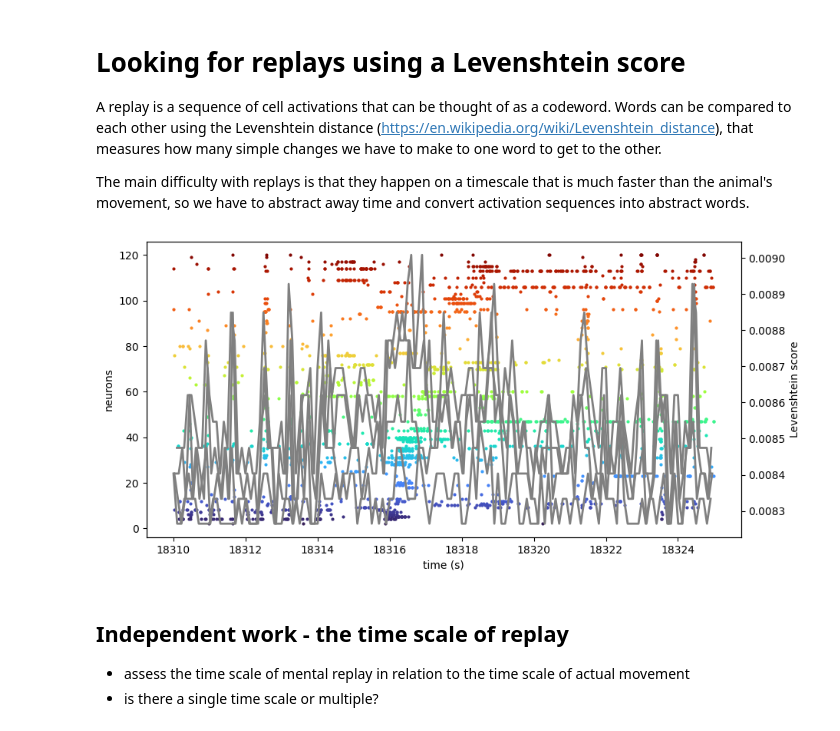
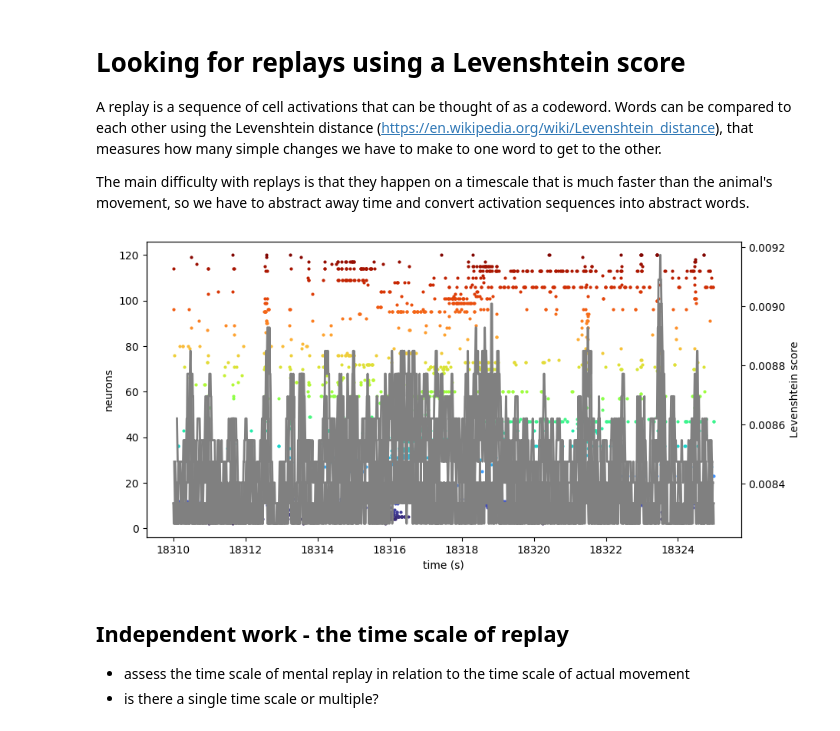
Before and after one commit to mihalybanyai/ait-compneuro-assignments, a Jupyter notebook: AIT26_Tutorial5_MBRL.ipynb, the cells around one changed output. Saved outputs shown, nothing was run; the diff lists cells and outputs as text; code cells hidden in the pictures.

```diff
--- a/AIT26_Tutorial5_MBRL.ipynb
+++ b/AIT26_Tutorial5_MBRL.ipynb
@@ -242,6 +243,7 @@ A replay is a sequence of cell activations that can be thought of as a codeword.
 
 The main difficulty with replays is that they happen on a timescale that is much faster than the animal's movement, so we have to abstract away time and convert activation sequences into abstract words.
 # %%
+import copy
 
 n_cell = len(cellindex)
 n_spike = sp.shape[0]
@@ -260,9 +262,11 @@ ax2.set_ylabel('Levenshtein score')
 ax.set_ylabel('neurons')
 ax.set_xlabel('time (s)')
 
+reference_code = copy.copy(np.flip(cellindex))
+
 # the moving window for the replay matching algorithm
-for window_width_s in [0.01, 0.05, 0.1, 0.2]:
-    window_step_s = 0.1
+for window_width_s in [0.005, 0.01, 0.05, 0.1, 0.2]:
+    window_step_s = 0.01
 
     replay_scores = []
     window_midpoints = []
@@ -271,35 +275,35 @@ for window_width_s in [0.01, 0.05, 0.1, 0.2]:
     act_window_end = act_window_start + window_width_s
 
     while act_window_end <= tmax:
 
         # figure out when the mean spike time of each cell within the current window is
         act_spike_count = np.zeros((n_cell))
         act_mean_spike_time = np.zeros((n_cell))
         for spike_idx in range(n_spike):
             spike_time = sp[spike_idx, 0]
             spike_cell = int(sp[spike_idx, 1])
             if spike_time >= act_window_start and spike_time < act_window_end:
                 act_spike_count[spike_cell] += 1
                 act_mean_spike_time[spike_cell] += spike_time
         act_mean_spike_time[act_spike_count > 0] /= act_spike_count[act_spike_count > 0]
 
         # establish the order in which the cells that spiked at all did so, this is our word
         cells_spiked = np.flatnonzero(act_spike_count)
         ordering_indices = np.argsort(act_mean_spike_time[cells_spiked])
         codeword = cells_spiked[ordering_indices]
 
         # the original ordering by place field locations in the cellindex array is the reference codeword
-        replay_score = 1. / levenshtein_distance(codeword, cellindex)
+        replay_score = 1. / levenshtein_distance(codeword, reference_code)
         replay_scores.append(replay_score)
 
         # shift the window for the next iteration
         window_midpoints.append(act_window_start + (act_window_end - act_window_start) / 2)
         act_window_start += window_step_s
         act_window_end += window_step_s
 
     ax2.plot(window_midpoints, replay_scores, c='grey', zorder=1, linewidth=2)
 # %% [output]
-[figure, old version]
+[figure, new version]
 # %% [markdown]
 ## Independent work - the time scale of replay
 
```
Also changed, not shown: parts of 2 cells of this notebook.
